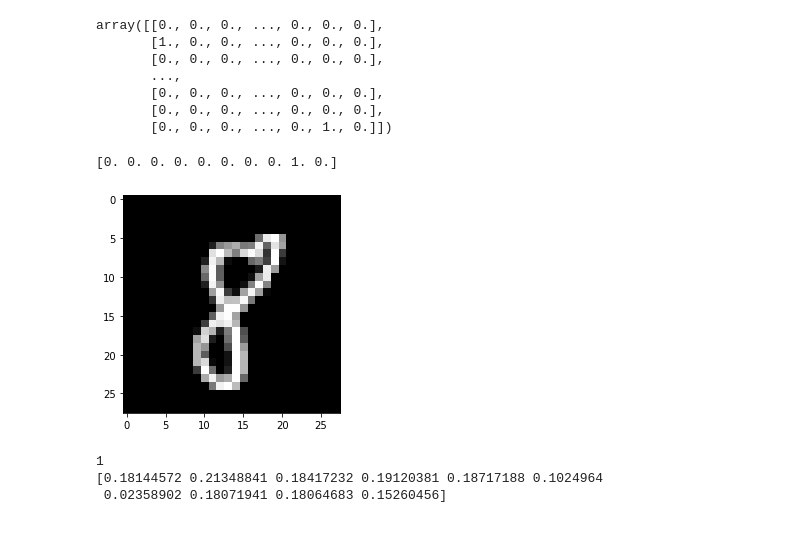
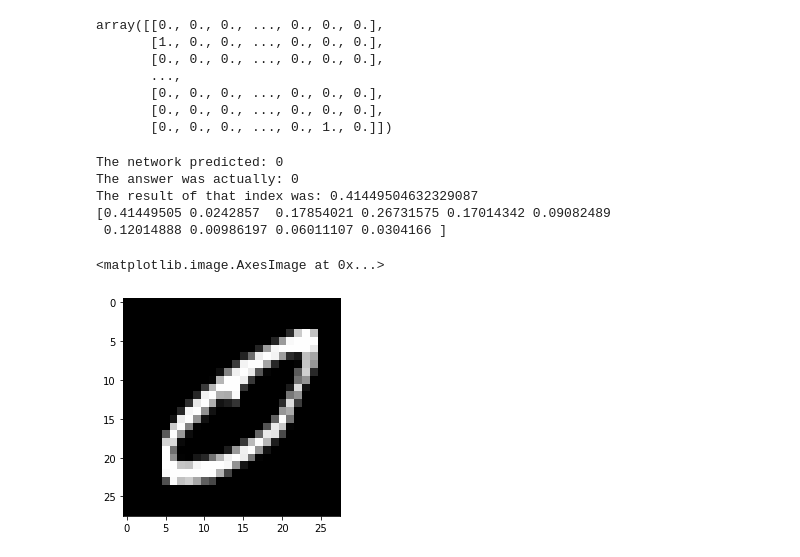
Before and after one commit to jrmoulton/Learn-DL, a Jupyter notebook: Dense.ipynb, the cells around one changed output. Cells and saved outputs as stored; diff of their text form; code cells hidden in the pictures.

```diff
--- a/Dense.ipynb
+++ b/Dense.ipynb
@@ -159,9 +167,0 @@ temp.train(x, y, 500, 10)
-# %%
-random_selec = np.random.randint(0,len(x))
-test_pic = x[random_selec]
-test_pic_y = y[random_selec]
-plt.imshow(test_pic, cmap="gray")
-print(test_pic_y)
-# %% [output]
-[0. 0. 0. 0. 0. 0. 0. 0. 1. 0.]
-[figure, removed]
@@ -170,7 +167,0 @@ temp_out = temp.forward(test_pic.reshape(784))
-# %%
-print(temp_out.argmax())
-print(temp_out)
-# %% [output]
-1
-[0.18144572 0.21348841 0.18417232 0.19120381 0.18717188 0.1024964
- 0.02358902 0.18071941 0.18064683 0.15260456]
@@ -179,3 +168,19 @@ print(temp_out)
+# %%
+temp_i = 1029
+temp_out = temp.forward(x[temp_i].reshape(784,))
+print(f"The network predicted: {temp_out.argmax()}")
+print(f"The answer was actually: {y[temp_i].argmax()}")
+print(f"The result of that index was: {temp_out[temp_out.argmax()]}")
+print(temp_out)
+plt.imshow(x[temp_i], cmap="gray")
+# %% [output]
+The network predicted: 0
+The answer was actually: 0
+The result of that index was: 0.41449504632329087
+[0.41449505 0.0242857  0.17854021 0.26731575 0.17014342 0.09082489
+ 0.12014888 0.00986197 0.06011107 0.0304166 ]
+<matplotlib.image.AxesImage at 0x...>
+[figure, added]
 # %%
 plt.plot(temp.train_error)
 # %% [output]
```
Also changed, not shown: parts of 20 cells of this notebook.
